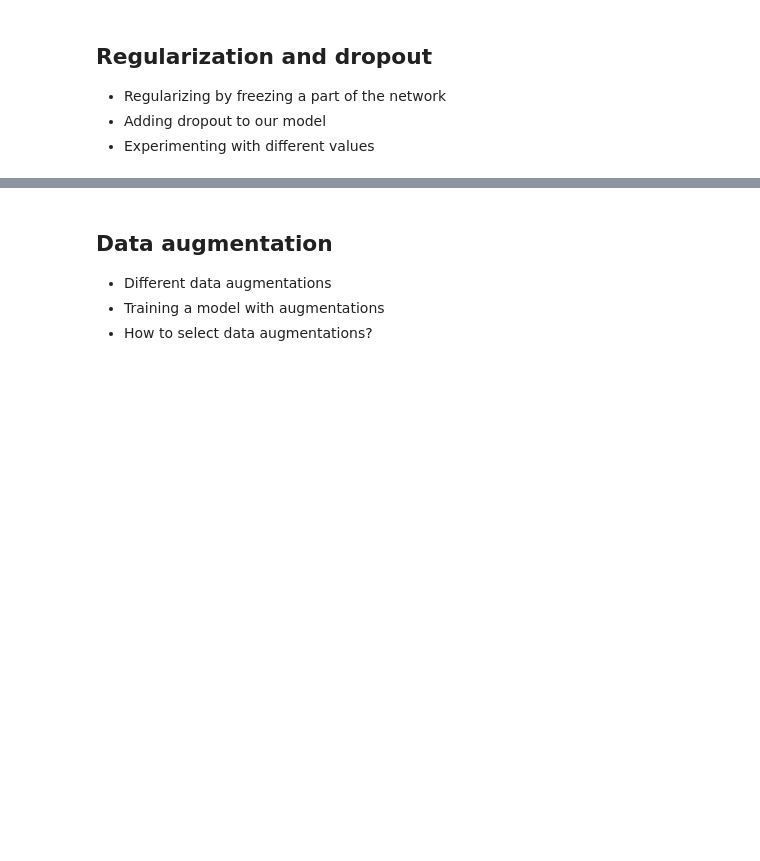
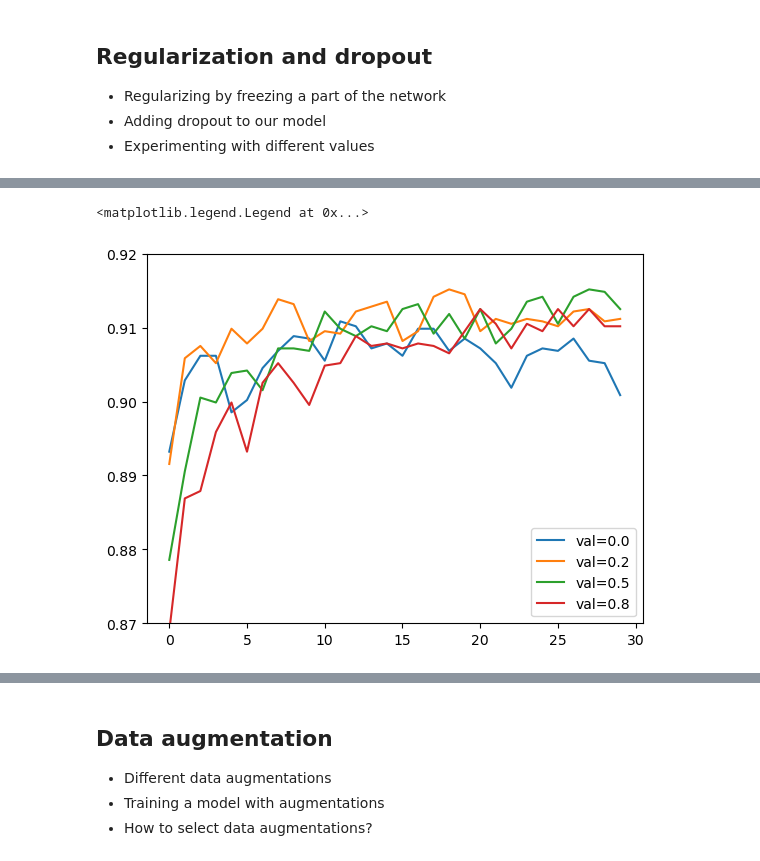
Before and after one commit to ranga4all1/geo-image-classification, a Jupyter notebook: notebooks/notebook.ipynb, the cells around one changed output, grey strips where cells are left out. Drawn from its saved outputs; the diff is of its cells as text; code cells hidden in the pictures; blank space fills up the shorter version.

```diff
--- a/notebooks/notebook.ipynb
+++ b/notebooks/notebook.ipynb
@@ -279,7 +465,7 @@ def make_model(learning_rate=0.01, size_inner=100, droprate=0.5):
     inner = keras.layers.Dense(size_inner, activation='relu')(vectors)
     drop = keras.layers.Dropout(droprate)(inner)
 
-    outputs = keras.layers.Dense(10)(drop)
+    outputs = keras.layers.Dense(6)(drop)
 
     model = keras.Model(inputs, outputs)
 
@@ -296,7 +482,7 @@ def make_model(learning_rate=0.01, size_inner=100, droprate=0.5):
 
     return model
 # %%
-learning_rate = 0.001
+learning_rate = 0.0001
 size = 100
 
 scores = {}
@@ -318,9 +522,12 @@ for droprate in [0.0, 0.2, 0.5, 0.8]:
 # %%
 for droprate, hist in scores.items():
     plt.plot(hist['val_accuracy'], label=('val=%s' % droprate))
 
-plt.ylim(0.78, 0.86)
+plt.ylim(0.87, 0.92)
 plt.legend()
+# %% [output]
+<matplotlib.legend.Legend at 0x...>
+[figure, added]
 # %%
 hist = scores[0.0]
 plt.plot(hist['val_accuracy'], label=0.0)
```
Also changed, not shown: parts of 52 cells of this notebook, 3 other files.
